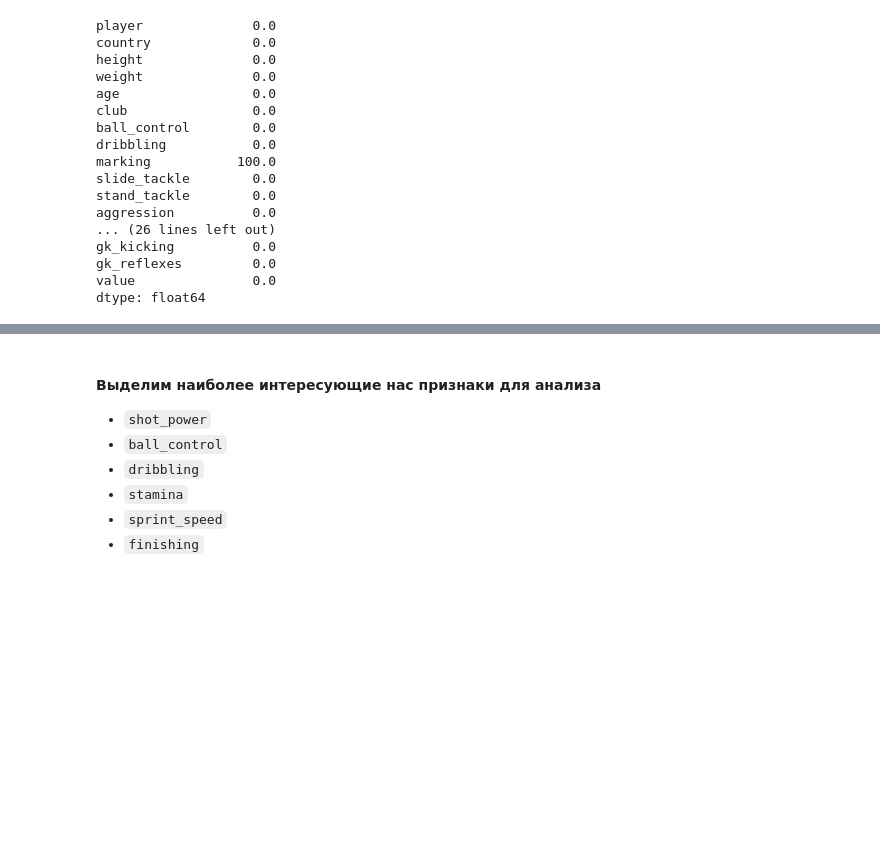
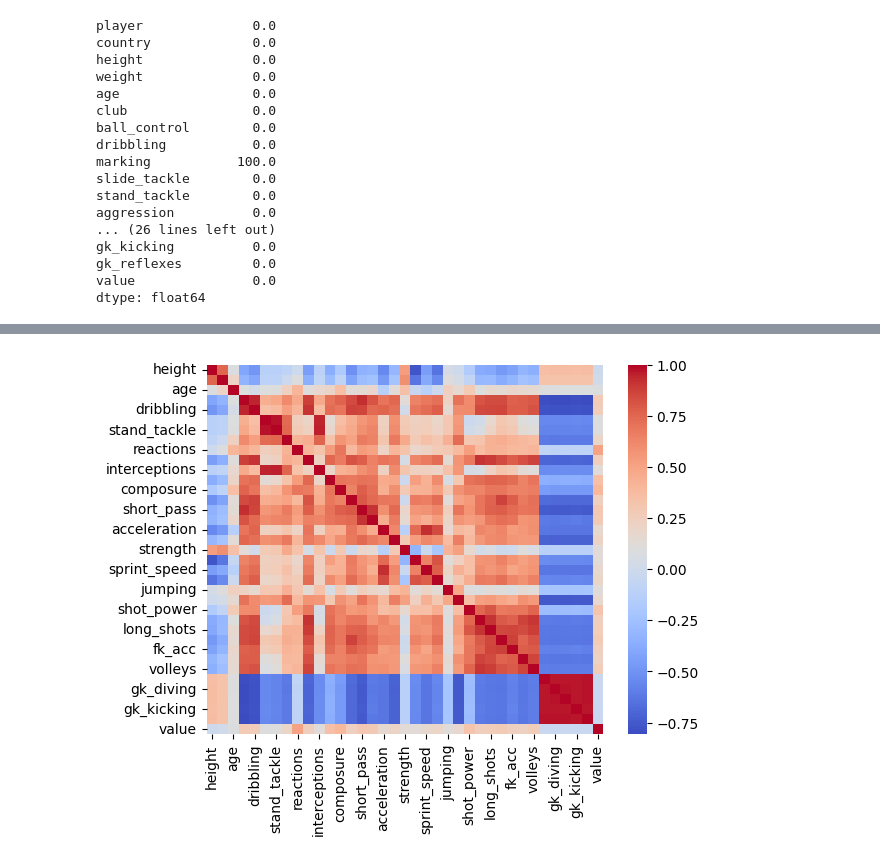
Before and after one commit to jsinkx/bigdata-player-stats-coursework, a Jupyter notebook: players_stats.ipynb, the cells around one changed output, grey strips where cells are left out. Drawn from its saved outputs; the diff is of its cells as text; code cells hidden in the pictures; blank space fills up the shorter version.

```diff
--- a/players_stats.ipynb
+++ b/players_stats.ipynb
@@ -171,0 +159,2 @@ df.drop('marking', axis=1, inplace=True) # Все строки пропуски
+# %%
+df.sort_values(by='player', inplace=True)
@@ -238,8 +254,5 @@ corr.style.background_gradient(cmap='coolwarm')
-# %% [markdown]
-#### Выделим наиболее интересующие нас признаки для анализа
-* `shot_power`
-* `ball_control`
-* `dribbling`
-* `stamina`
-* `sprint_speed`
-* `finishing`
+# %%
+sns.heatmap(corr, cmap="coolwarm")
+plt.show()
+# %% [output]
+[figure, added]
```
Also changed, not shown: parts of 28 cells of this notebook, 1 other file.
